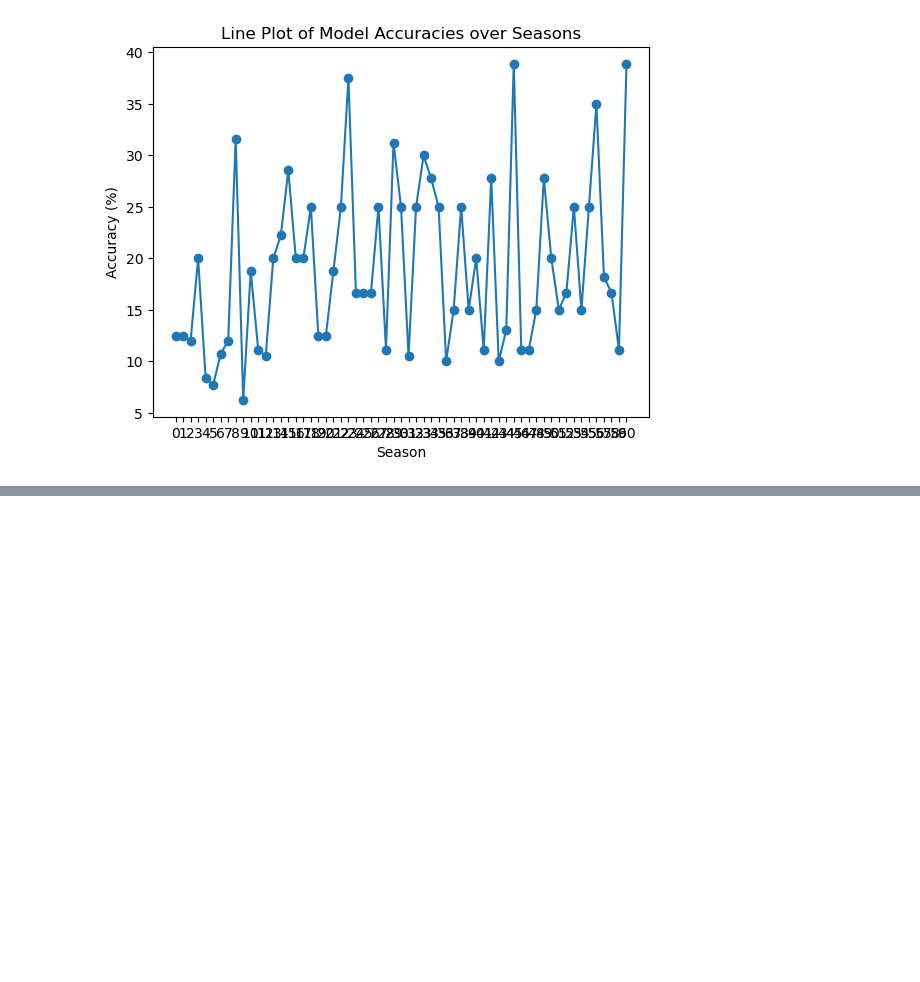
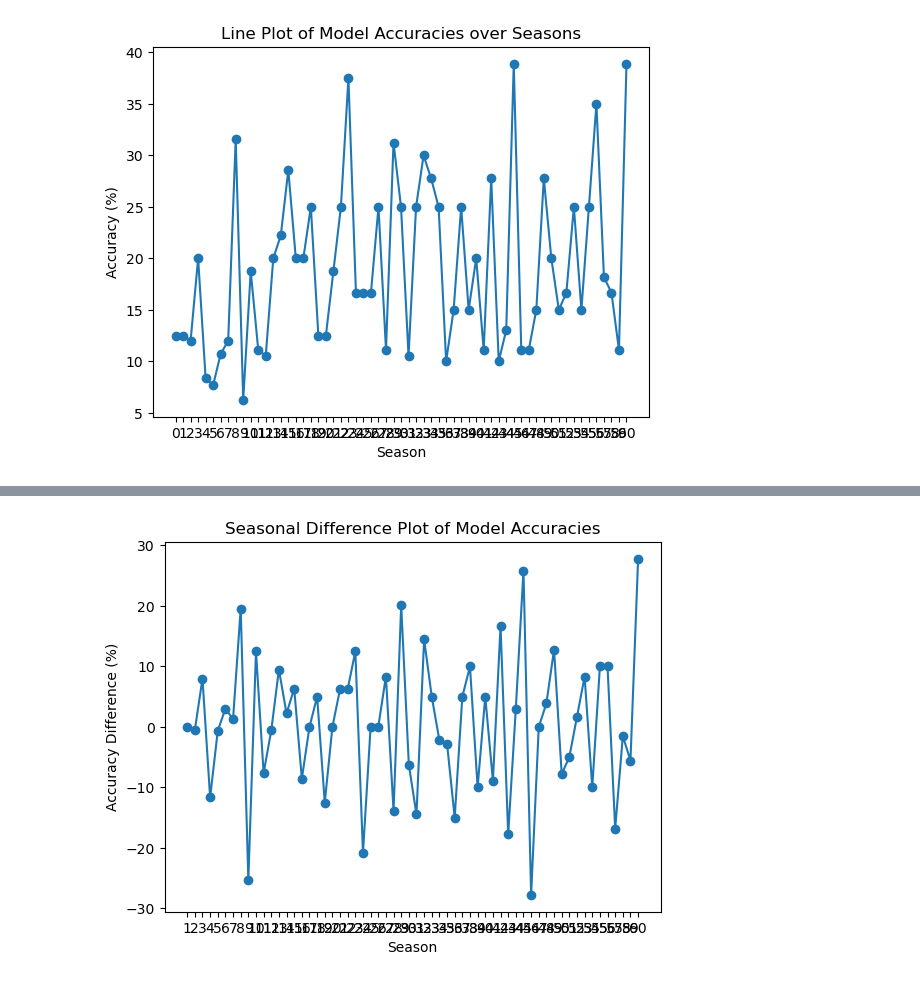
Before and after one commit to DotSumWedge/SurvivorAnalysis, a Jupyter notebook: SurvivorModeling.ipynb, the cells around one changed output, grey strips where cells are left out. Saved outputs shown, nothing was run; the diff lists cells and outputs as text; code cells hidden in the pictures; blank space fills up the shorter version.

```diff
--- a/SurvivorModeling.ipynb
+++ b/SurvivorModeling.ipynb
@@ -547,0 +575,12 @@ plt.show()
+# %%
+# Compute differences
+differences = [j - i for i, j in zip(accuracies[:-1], accuracies[1:])]
+
+plt.plot(range(1, len(differences) + 1), differences, marker='o')
+plt.title('Seasonal Difference Plot of Model Accuracies')
+plt.xlabel('Season')
+plt.ylabel('Accuracy Difference (%)')
+plt.xticks(ticks=range(1, len(differences) + 1), labels=group_labels[1:])
+plt.show()
+# %% [output]
+[figure, added]
```
Also changed, not shown: parts of 3 cells of this notebook.
